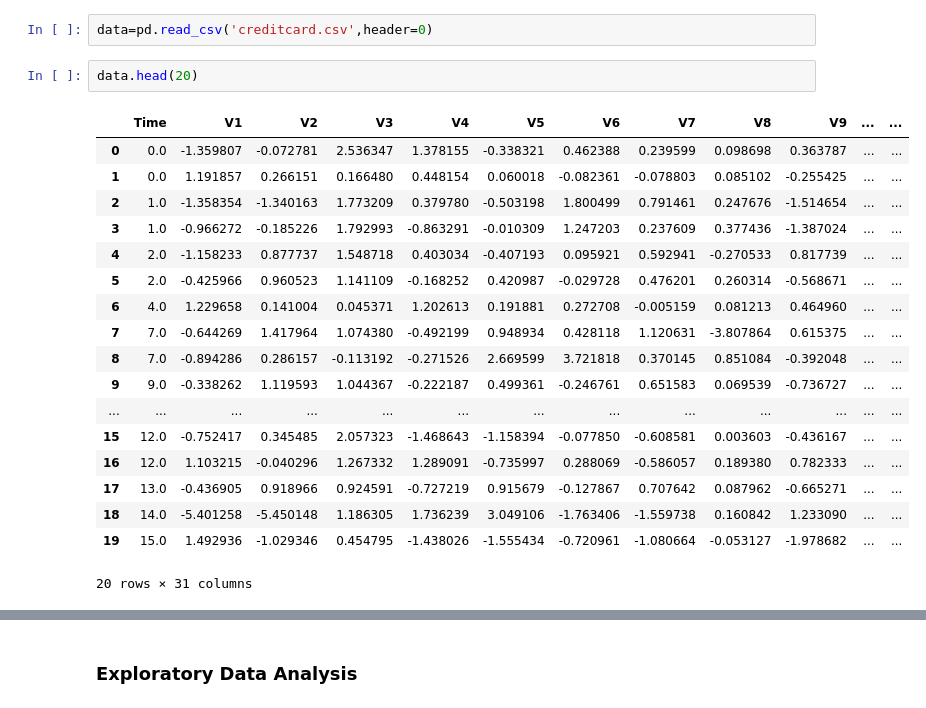
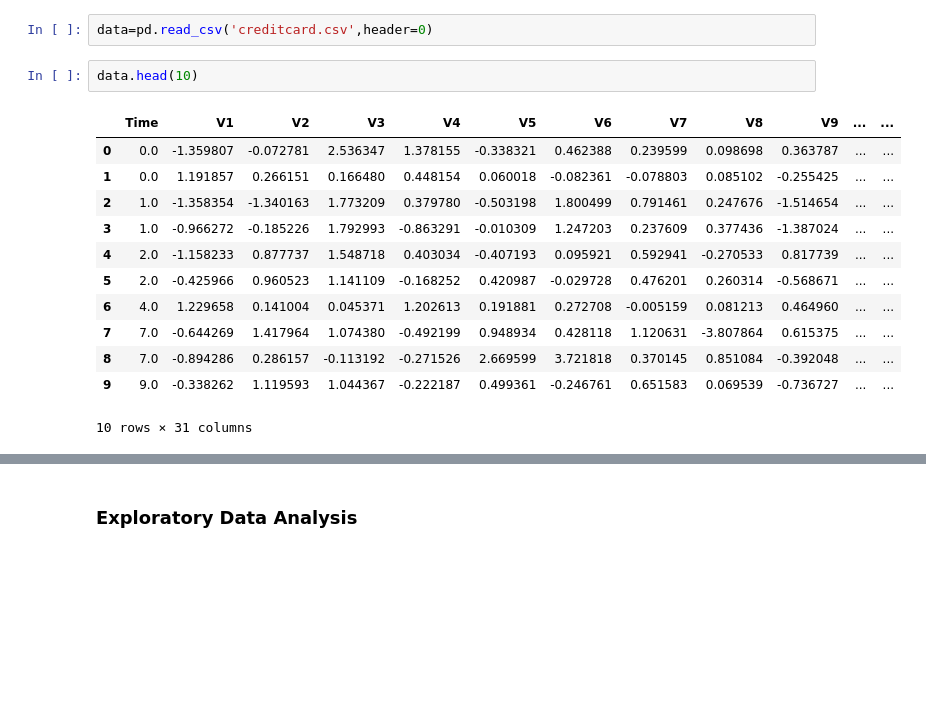
Before and after one commit to shafiqismail2022/Cloud_Computing, a Jupyter notebook: Cloud-ML.ipynb, the cells around one changed output, grey strips where cells are left out. Cells and saved outputs as stored; diff of their text form; blank space fills up the shorter version.

```diff
--- a/Cloud-ML.ipynb
+++ b/Cloud-ML.ipynb
@@ -18,26 +18,20 @@ import joblib
 # %%
 data=pd.read_csv('creditcard.csv',header=0)
 # %%
-data.head(20)
+data.head(10)
 # %% [output]
 |  | Time | V1 | V2 | V3 | V4 | V5 | V6 | V7 | V8 | V9 | ... | ... |
 | 0 | 0.0 | -1.359807 | -0.072781 | 2.536347 | 1.378155 | -0.338321 | 0.462388 | 0.239599 | 0.098698 | 0.363787 | ... | ... |
 | 1 | 0.0 | 1.191857 | 0.266151 | 0.166480 | 0.448154 | 0.060018 | -0.082361 | -0.078803 | 0.085102 | -0.255425 | ... | ... |
 | 2 | 1.0 | -1.358354 | -1.340163 | 1.773209 | 0.379780 | -0.503198 | 1.800499 | 0.791461 | 0.247676 | -1.514654 | ... | ... |
 | 3 | 1.0 | -0.966272 | -0.185226 | 1.792993 | -0.863291 | -0.010309 | 1.247203 | 0.237609 | 0.377436 | -1.387024 | ... | ... |
 | 4 | 2.0 | -1.158233 | 0.877737 | 1.548718 | 0.403034 | -0.407193 | 0.095921 | 0.592941 | -0.270533 | 0.817739 | ... | ... |
 | 5 | 2.0 | -0.425966 | 0.960523 | 1.141109 | -0.168252 | 0.420987 | -0.029728 | 0.476201 | 0.260314 | -0.568671 | ... | ... |
 | 6 | 4.0 | 1.229658 | 0.141004 | 0.045371 | 1.202613 | 0.191881 | 0.272708 | -0.005159 | 0.081213 | 0.464960 | ... | ... |
 | 7 | 7.0 | -0.644269 | 1.417964 | 1.074380 | -0.492199 | 0.948934 | 0.428118 | 1.120631 | -3.807864 | 0.615375 | ... | ... |
 | 8 | 7.0 | -0.894286 | 0.286157 | -0.113192 | -0.271526 | 2.669599 | 3.721818 | 0.370145 | 0.851084 | -0.392048 | ... | ... |
 | 9 | 9.0 | -0.338262 | 1.119593 | 1.044367 | -0.222187 | 0.499361 | -0.246761 | 0.651583 | 0.069539 | -0.736727 | ... | ... |
-| ... | ... | ... | ... | ... | ... | ... | ... | ... | ... | ... | ... | ... |
-| 15 | 12.0 | -0.752417 | 0.345485 | 2.057323 | -1.468643 | -1.158394 | -0.077850 | -0.608581 | 0.003603 | -0.436167 | ... | ... |
-| 16 | 12.0 | 1.103215 | -0.040296 | 1.267332 | 1.289091 | -0.735997 | 0.288069 | -0.586057 | 0.189380 | 0.782333 | ... | ... |
-| 17 | 13.0 | -0.436905 | 0.918966 | 0.924591 | -0.727219 | 0.915679 | -0.127867 | 0.707642 | 0.087962 | -0.665271 | ... | ... |
-| 18 | 14.0 | -5.401258 | -5.450148 | 1.186305 | 1.736239 | 3.049106 | -1.763406 | -1.559738 | 0.160842 | 1.233090 | ... | ... |
-| 19 | 15.0 | 1.492936 | -1.029346 | 0.454795 | -1.438026 | -1.555434 | -0.720961 | -1.080664 | -0.053127 | -1.978682 | ... | ... |
-20 rows × 31 columns
+10 rows × 31 columns
 # %%
 data[data['Class'] == 1]
 # %% [output]
```
Also changed, not shown: parts of 21 cells of this notebook, 2 other files.
